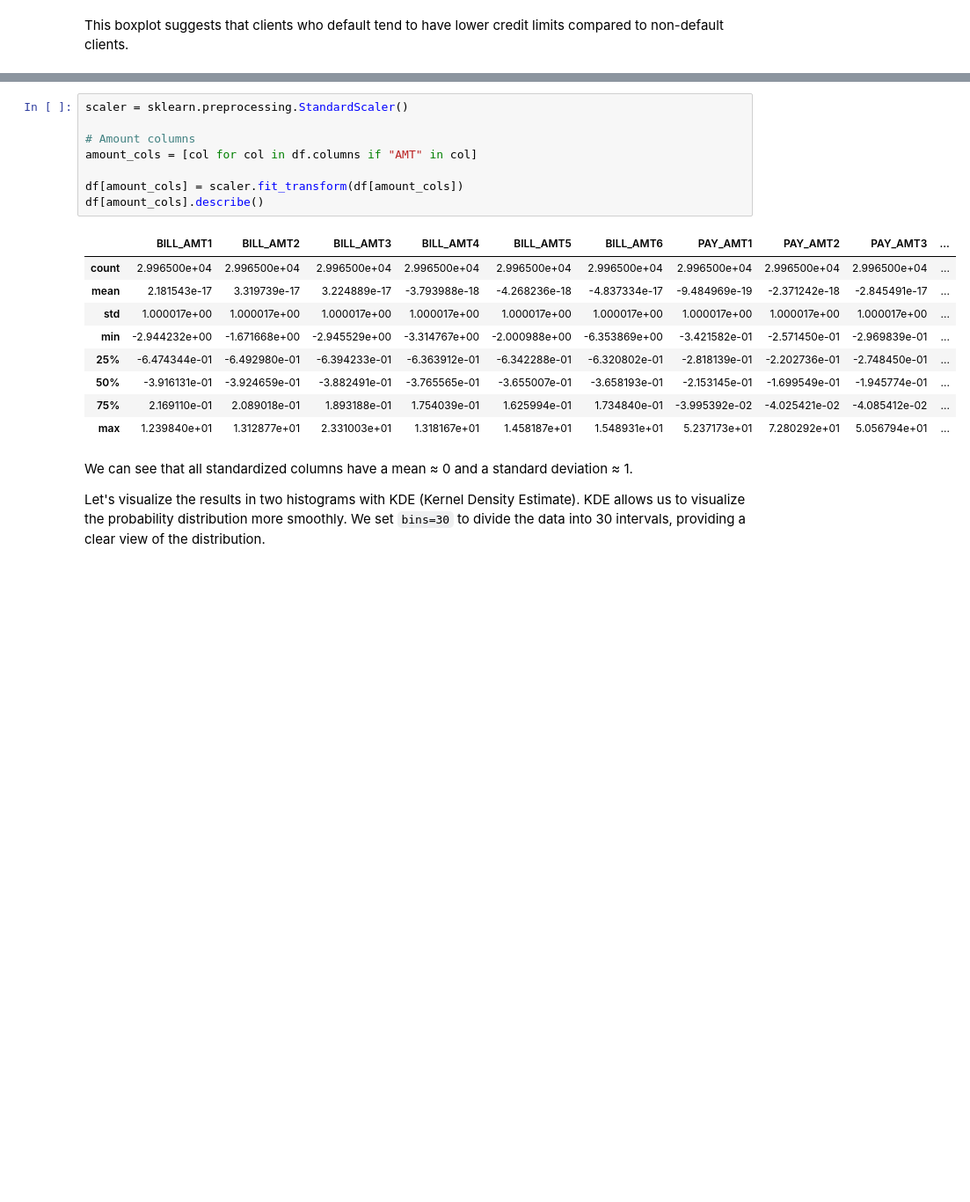
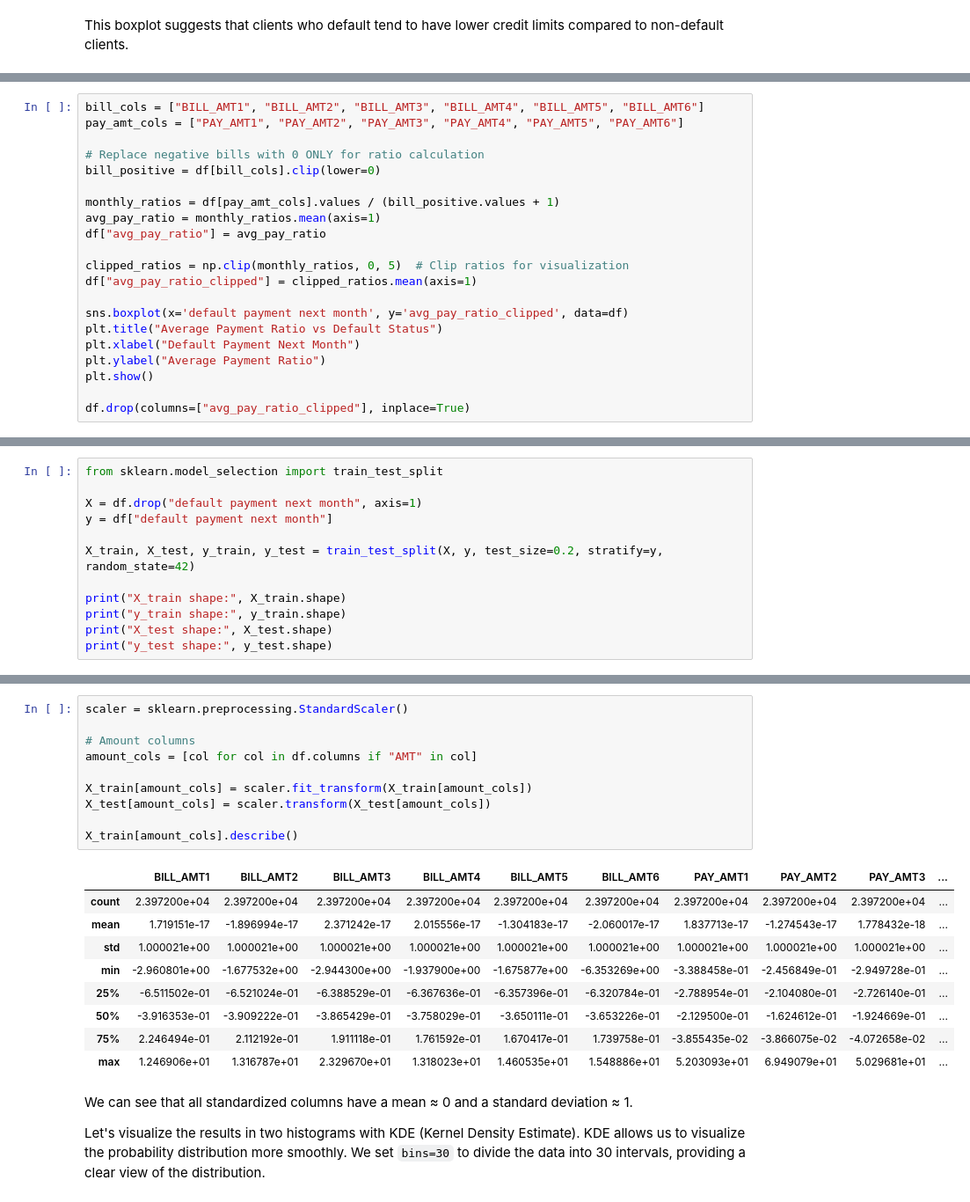
Before and after one commit to kelliekaw/credit-risk-prediction, a Jupyter notebook: credit_risk_prediction.ipynb, the cells around one changed output, grey strips where cells are left out. Shown at 88% size. Cells and saved outputs as stored; diff of their text form; blank space fills up the shorter version.

```diff
--- a/credit_risk_prediction.ipynb
+++ b/credit_risk_prediction.ipynb
@@ -242,0 +292,21 @@ df[pay_cols].head()
+# %%
+bill_cols = ["BILL_AMT1", "BILL_AMT2", "BILL_AMT3", "BILL_AMT4", "BILL_AMT5", "BILL_AMT6"]
+pay_amt_cols = ["PAY_AMT1", "PAY_AMT2", "PAY_AMT3", "PAY_AMT4", "PAY_AMT5", "PAY_AMT6"]
+
+# Replace negative bills with 0 ONLY for ratio calculation
+bill_positive = df[bill_cols].clip(lower=0)
+
+monthly_ratios = df[pay_amt_cols].values / (bill_positive.values + 1)
+avg_pay_ratio = monthly_ratios.mean(axis=1)
+df["avg_pay_ratio"] = avg_pay_ratio
+
+clipped_ratios = np.clip(monthly_ratios, 0, 5)  # Clip ratios for visualization
+df["avg_pay_ratio_clipped"] = clipped_ratios.mean(axis=1)
+
+sns.boxplot(x='default payment next month', y='avg_pay_ratio_clipped', data=df)
+plt.title("Average Payment Ratio vs Default Status")
+plt.xlabel("Default Payment Next Month")
+plt.ylabel("Average Payment Ratio")
+plt.show()
+
+df.drop(columns=["avg_pay_ratio_clipped"], inplace=True)
@@ -242,0 +327,12 @@ df[pay_cols].head()
+# %%
+from sklearn.model_selection import train_test_split
+
+X = df.drop("default payment next month", axis=1)
+y = df["default payment next month"]
+
+X_train, X_test, y_train, y_test = train_test_split(X, y, test_size=0.2, stratify=y, random_state=42)
+
+print("X_train shape:", X_train.shape)
+print("y_train shape:", y_train.shape)
+print("X_test shape:", X_test.shape)
+print("y_test shape:", y_test.shape)
@@ -248,21 +352,23 @@ We will perform standardization on the continuous variables in the dataset, such
 # %%
 scaler = sklearn.preprocessing.StandardScaler()
 
 # Amount columns
 amount_cols = [col for col in df.columns if "AMT" in col]
 
-df[amount_cols] = scaler.fit_transform(df[amount_cols])
-df[amount_cols].describe()
+X_train[amount_cols] = scaler.fit_transform(X_train[amount_cols])
+X_test[amount_cols] = scaler.transform(X_test[amount_cols])
+
+X_train[amount_cols].describe()
 # %% [output]
 |  | BILL_AMT1 | BILL_AMT2 | BILL_AMT3 | BILL_AMT4 | BILL_AMT5 | BILL_AMT6 | PAY_AMT1 | PAY_AMT2 | PAY_AMT3 | ... |
-| count | 2.996500e+04 | 2.996500e+04 | 2.996500e+04 | 2.996500e+04 | 2.996500e+04 | 2.996500e+04 | 2.996500e+04 | 2.996500e+04 | 2.996500e+04 | ... |
-| mean | 2.181543e-17 | 3.319739e-17 | 3.224889e-17 | -3.793988e-18 | -4.268236e-18 | -4.837334e-17 | -9.484969e-19 | -2.371242e-18 | -2.845491e-17 | ... |
-| std | 1.000017e+00 | 1.000017e+00 | 1.000017e+00 | 1.000017e+00 | 1.000017e+00 | 1.000017e+00 | 1.000017e+00 | 1.000017e+00 | 1.000017e+00 | ... |
-| min | -2.944232e+00 | -1.671668e+00 | -2.945529e+00 | -3.314767e+00 | -2.000988e+00 | -6.353869e+00 | -3.421582e-01 | -2.571450e-01 | -2.969839e-01 | ... |
-| 25% | -6.474344e-01 | -6.492980e-01 | -6.394233e-01 | -6.363912e-01 | -6.342288e-01 | -6.320802e-01 | -2.818139e-01 | -2.202736e-01 | -2.748450e-01 | ... |
-| 50% | -3.916131e-01 | -3.924659e-01 | -3.882491e-01 | -3.765565e-01 | -3.655007e-01 | -3.658193e-01 | -2.153145e-01 | -1.699549e-01 | -1.945774e-01 | ... |
-| 75% | 2.169110e-01 | 2.089018e-01 | 1.893188e-01 | 1.754039e-01 | 1.625994e-01 | 1.734840e-01 | -3.995392e-02 | -4.025421e-02 | -4.085412e-02 | ... |
-| max | 1.239840e+01 | 1.312877e+01 | 2.331003e+01 | 1.318167e+01 | 1.458187e+01 | 1.548931e+01 | 5.237173e+01 | 7.280292e+01 | 5.056794e+01 | ... |
+| count | 2.397200e+04 | 2.397200e+04 | 2.397200e+04 | 2.397200e+04 | 2.397200e+04 | 2.397200e+04 | 2.397200e+04 | 2.397200e+04 | 2.397200e+04 | ... |
+| mean | 1.719151e-17 | -1.896994e-17 | 2.371242e-17 | 2.015556e-17 | -1.304183e-17 | -2.060017e-17 | 1.837713e-17 | -1.274543e-17 | 1.778432e-18 | ... |
+| std | 1.000021e+00 | 1.000021e+00 | 1.000021e+00 | 1.000021e+00 | 1.000021e+00 | 1.000021e+00 | 1.000021e+00 | 1.000021e+00 | 1.000021e+00 | ... |
+| min | -2.960801e+00 | -1.677532e+00 | -2.944300e+00 | -1.937900e+00 | -1.675877e+00 | -6.353269e+00 | -3.388458e-01 | -2.456849e-01 | -2.949728e-01 | ... |
+| 25% | -6.511502e-01 | -6.521024e-01 | -6.388529e-01 | -6.367636e-01 | -6.357396e-01 | -6.320784e-01 | -2.788954e-01 | -2.104080e-01 | -2.726140e-01 | ... |
+| 50% | -3.916353e-01 | -3.909222e-01 | -3.865429e-01 | -3.758029e-01 | -3.650111e-01 | -3.653226e-01 | -2.129500e-01 | -1.624612e-01 | -1.924669e-01 | ... |
+| 75% | 2.246494e-01 | 2.112192e-01 | 1.911118e-01 | 1.761592e-01 | 1.670417e-01 | 1.739758e-01 | -3.855435e-02 | -3.866075e-02 | -4.072658e-02 | ... |
+| max | 1.246906e+01 | 1.316787e+01 | 2.329670e+01 | 1.318023e+01 | 1.460535e+01 | 1.548886e+01 | 5.203093e+01 | 6.949079e+01 | 5.029681e+01 | ... |
 # %% [markdown]
 We can see that all standardized columns have a mean ≈ 0 and a standard deviation ≈ 1.
 
```
Also changed, not shown: parts of 52 cells of this notebook.
